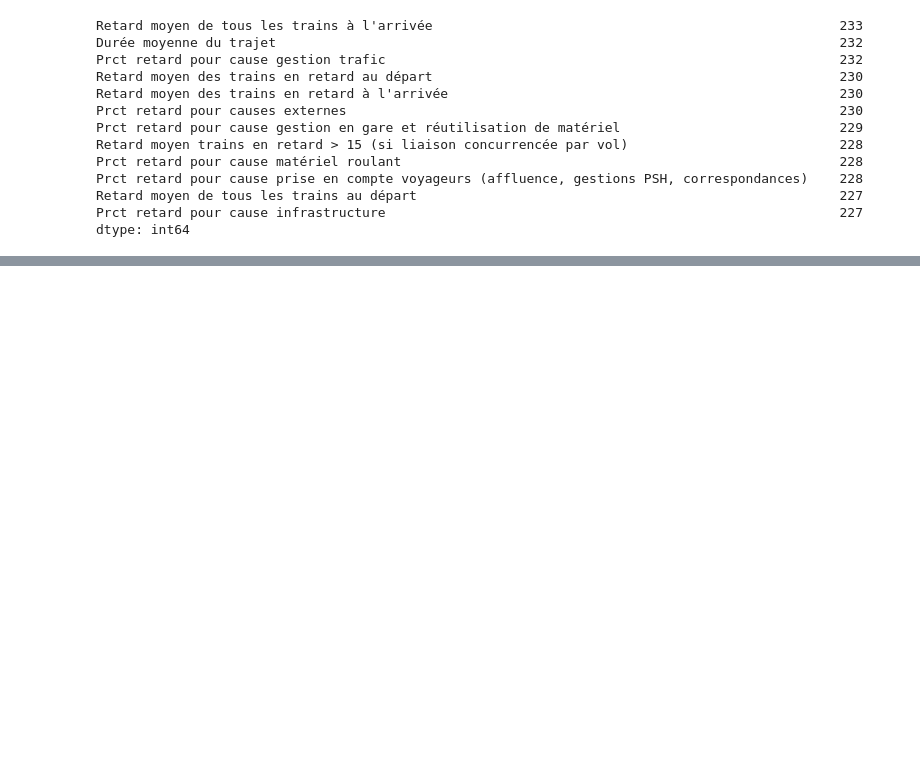
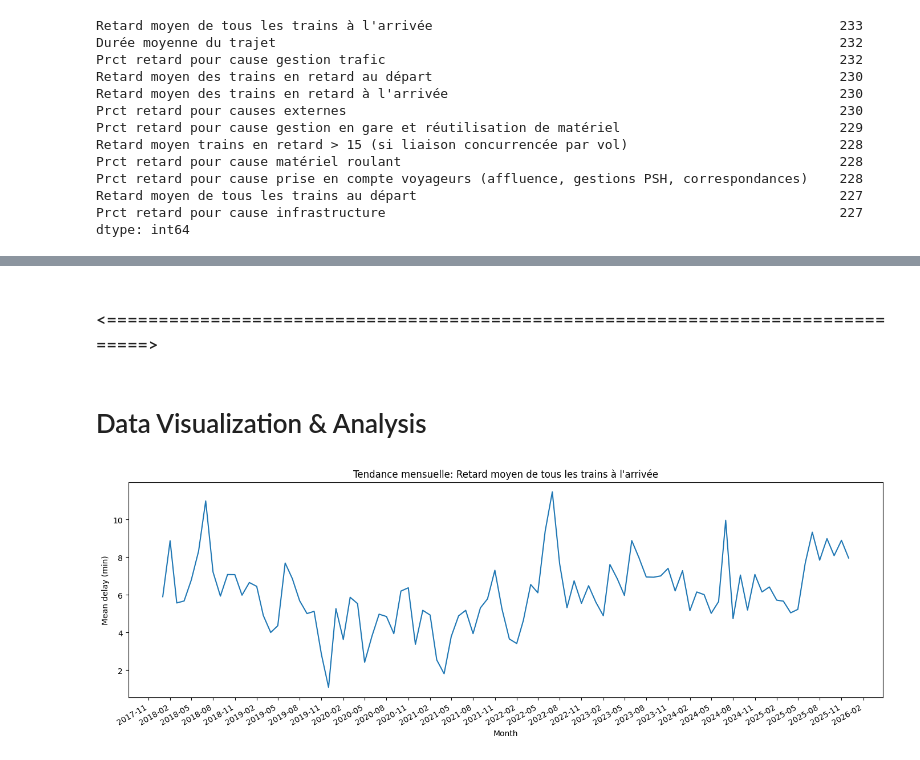
Before and after one commit to Slacknsss/Tardis-Machine-Learning, a Jupyter notebook: tardis_eda.ipynb, the cells around one changed output, grey strips where cells are left out. Cells and saved outputs as stored; diff of their text form; code cells hidden in the pictures; blank space fills up the shorter version.

Commit message:
fake push Visualization code by gpt to see if everythings do great

```diff
--- a/tardis_eda.ipynb
+++ b/tardis_eda.ipynb
@@ -506,0 +508,34 @@ dtype: int64
+# %% [markdown]
+### <================================================================================>
+# %% [markdown]
+# Data Visualization & Analysis
+# %%
+import matplotlib.pyplot as plt
+import matplotlib.dates as mdates
+
+delay_col = "Retard moyen de tous les trains à l'arrivée"
+tmp = sncf_data.copy()
+
+# Garde un Period (pas str)
+tmp["month_period"] = tmp["Date"].dt.to_period("M")
+series = tmp.groupby("month_period")[delay_col].mean().dropna()
+
+# Convertit l'index en datetime (1er jour du mois)
+series.index = series.index.to_timestamp()
+
+fig, ax = plt.subplots(figsize=(14, 5))
+ax.plot(series.index, series.values)
+
+ax.set_title(f"Tendance mensuelle: {delay_col}")
+ax.set_xlabel("Month")
+ax.set_ylabel("Mean delay (min)")
+
+# 1 tick tous les 3 mois (change interval=2,4,6 si tu veux)
+ax.xaxis.set_major_locator(mdates.MonthLocator(interval=3))
+ax.xaxis.set_major_formatter(mdates.DateFormatter("%Y-%m"))
+
+fig.autofmt_xdate()      # rotation + alignement auto
+plt.tight_layout()       # évite que ça coupe
+plt.show()
+# %% [output]
+[figure, added]
```
Also changed, not shown: parts of 8 cells of this notebook.
